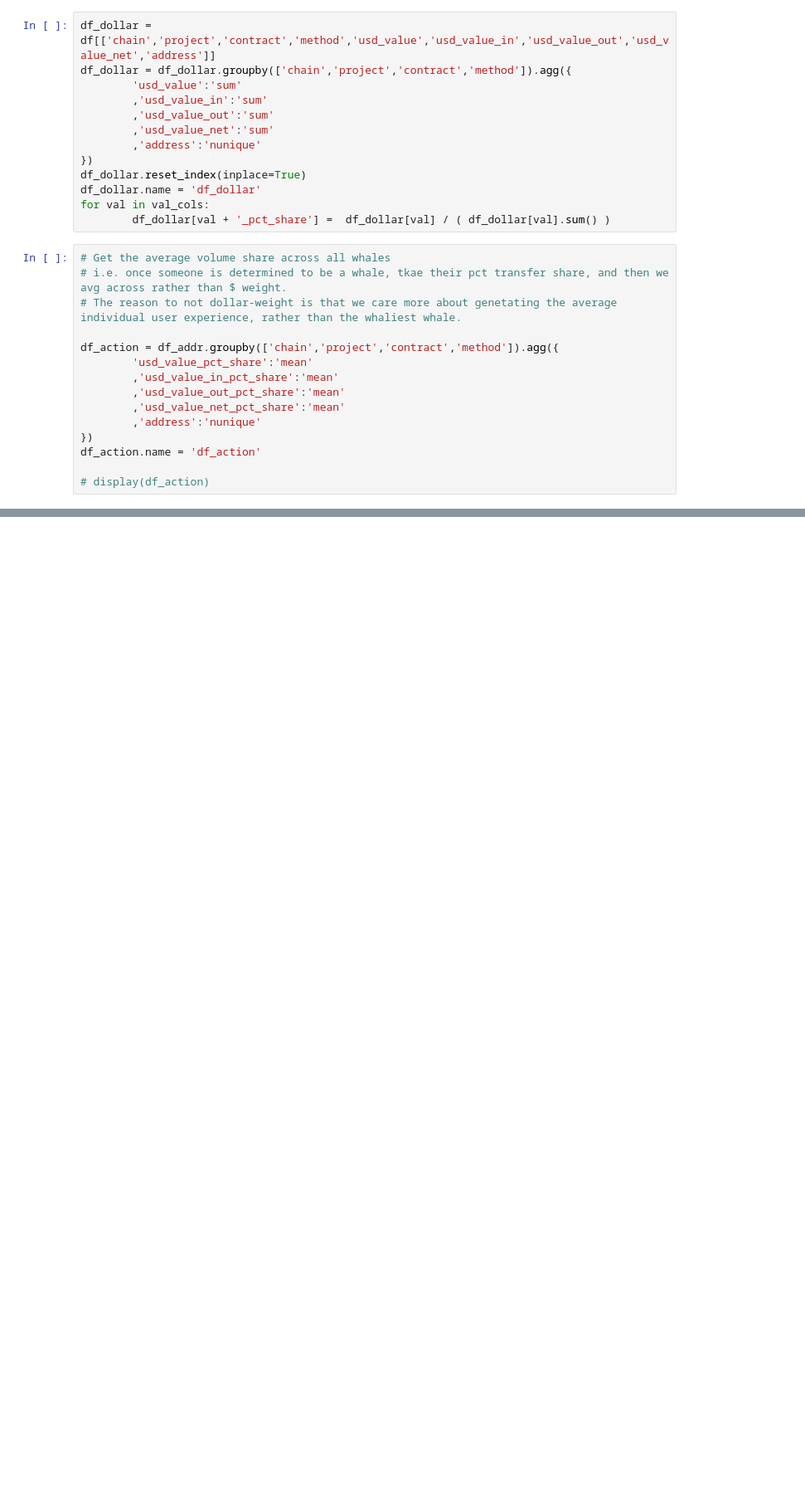
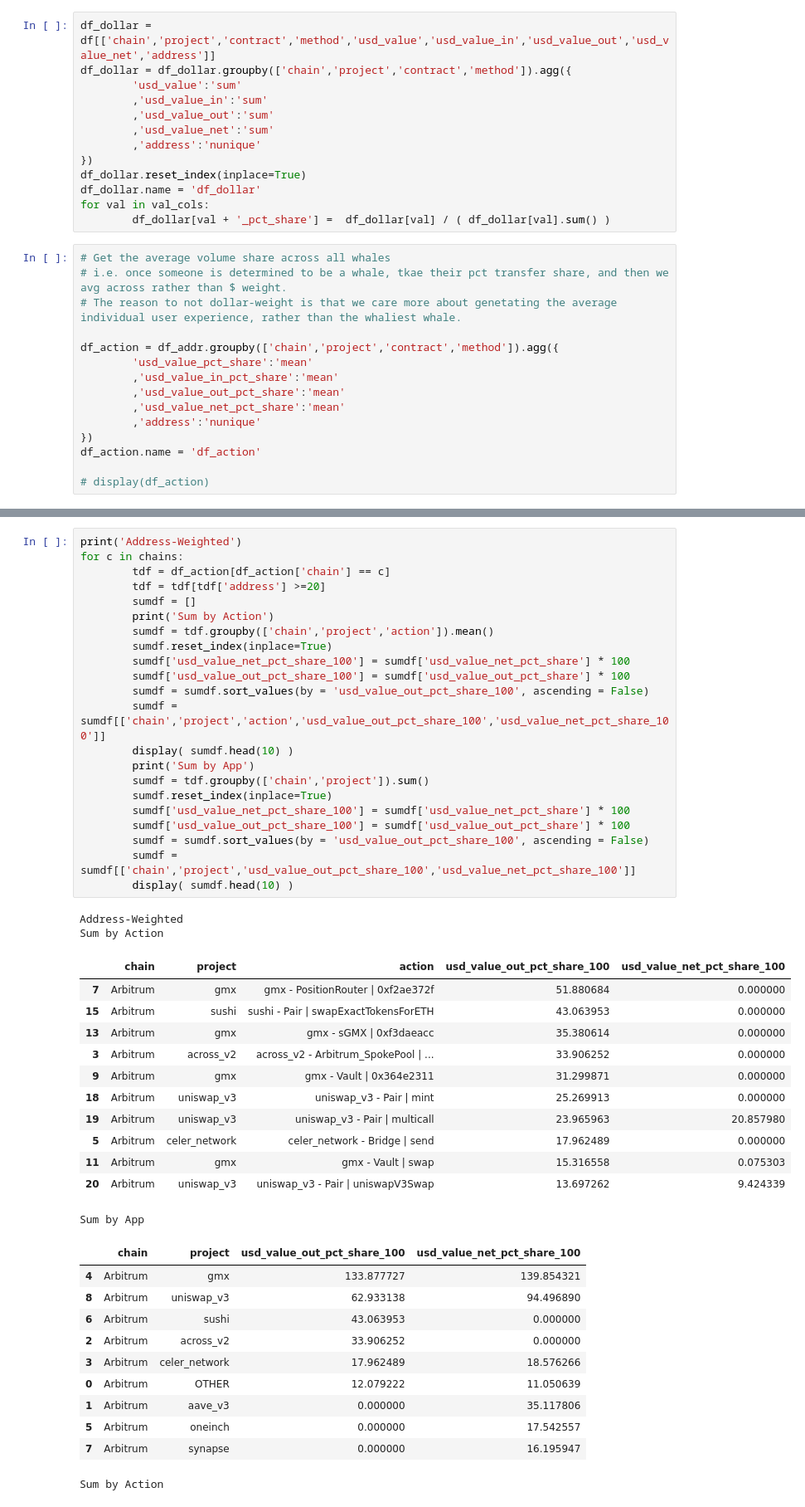
Before and after one commit to MSilb7/op_data, a Jupyter notebook: op_whale_actions.ipynb, the cells around one changed output, grey strips where cells are left out. Shown: that part at 83% size. Drawn from its saved outputs; the diff is of its cells as text; blank space fills up the shorter version.

```diff
--- a/op_whale_actions.ipynb
+++ b/op_whale_actions.ipynb
@@ -155,0 +241,48 @@ Top Dollar Weighted Actions by Chain
+# %%
+print('Address-Weighted')
+for c in chains:
+        tdf = df_action[df_action['chain'] == c]
+        tdf = tdf[tdf['address'] >=20]
+        sumdf = []
+        print('Sum by Action')
+        sumdf = tdf.groupby(['chain','project','action']).mean()
+        sumdf.reset_index(inplace=True)
+        sumdf['usd_value_net_pct_share_100'] = sumdf['usd_value_net_pct_share'] * 100
+        sumdf['usd_value_out_pct_share_100'] = sumdf['usd_value_out_pct_share'] * 100
+        sumdf = sumdf.sort_values(by = 'usd_value_out_pct_share_100', ascending = False)
+        sumdf = sumdf[['chain','project','action','usd_value_out_pct_share_100','usd_value_net_pct_share_100']]
+        display( sumdf.head(10) )
+        print('Sum by App')
+        sumdf = tdf.groupby(['chain','project']).sum()
+        sumdf.reset_index(inplace=True)
+        sumdf['usd_value_net_pct_share_100'] = sumdf['usd_value_net_pct_share'] * 100
+        sumdf['usd_value_out_pct_share_100'] = sumdf['usd_value_out_pct_share'] * 100
+        sumdf = sumdf.sort_values(by = 'usd_value_out_pct_share_100', ascending = False)
+        sumdf = sumdf[['chain','project','usd_value_out_pct_share_100','usd_value_net_pct_share_100']]
+        display( sumdf.head(10) )
+# %% [output]
+Address-Weighted
+Sum by Action
+|  | chain | project | action | usd_value_out_pct_share_100 | usd_value_net_pct_share_100 |
+| 7 | Arbitrum | gmx | gmx - PositionRouter | 0xf2ae372f | 51.880684 | 0.000000 |
+| 15 | Arbitrum | sushi | sushi - Pair | swapExactTokensForETH | 43.063953 | 0.000000 |
+| 13 | Arbitrum | gmx | gmx - sGMX | 0xf3daeacc | 35.380614 | 0.000000 |
+| 3 | Arbitrum | across_v2 | across_v2 - Arbitrum_SpokePool | ... | 33.906252 | 0.000000 |
+| 9 | Arbitrum | gmx | gmx - Vault | 0x364e2311 | 31.299871 | 0.000000 |
+| 18 | Arbitrum | uniswap_v3 | uniswap_v3 - Pair | mint | 25.269913 | 0.000000 |
+| 19 | Arbitrum | uniswap_v3 | uniswap_v3 - Pair | multicall | 23.965963 | 20.857980 |
+| 5 | Arbitrum | celer_network | celer_network - Bridge | send | 17.962489 | 0.000000 |
+| 11 | Arbitrum | gmx | gmx - Vault | swap | 15.316558 | 0.075303 |
+| 20 | Arbitrum | uniswap_v3 | uniswap_v3 - Pair | uniswapV3Swap | 13.697262 | 9.424339 |
+Sum by App
+|  | chain | project | usd_value_out_pct_share_100 | usd_value_net_pct_share_100 |
+| 4 | Arbitrum | gmx | 133.877727 | 139.854321 |
+| 8 | Arbitrum | uniswap_v3 | 62.933138 | 94.496890 |
+| 6 | Arbitrum | sushi | 43.063953 | 0.000000 |
+| 2 | Arbitrum | across_v2 | 33.906252 | 0.000000 |
+| 3 | Arbitrum | celer_network | 17.962489 | 18.576266 |
+| 0 | Arbitrum | OTHER | 12.079222 | 11.050639 |
+| 1 | Arbitrum | aave_v3 | 0.000000 | 35.117806 |
+| 5 | Arbitrum | oneinch | 0.000000 | 17.542557 |
+| 7 | Arbitrum | synapse | 0.000000 | 16.195947 |
+Sum by Action
```
Also changed, not shown: parts of 4 cells of this notebook.
